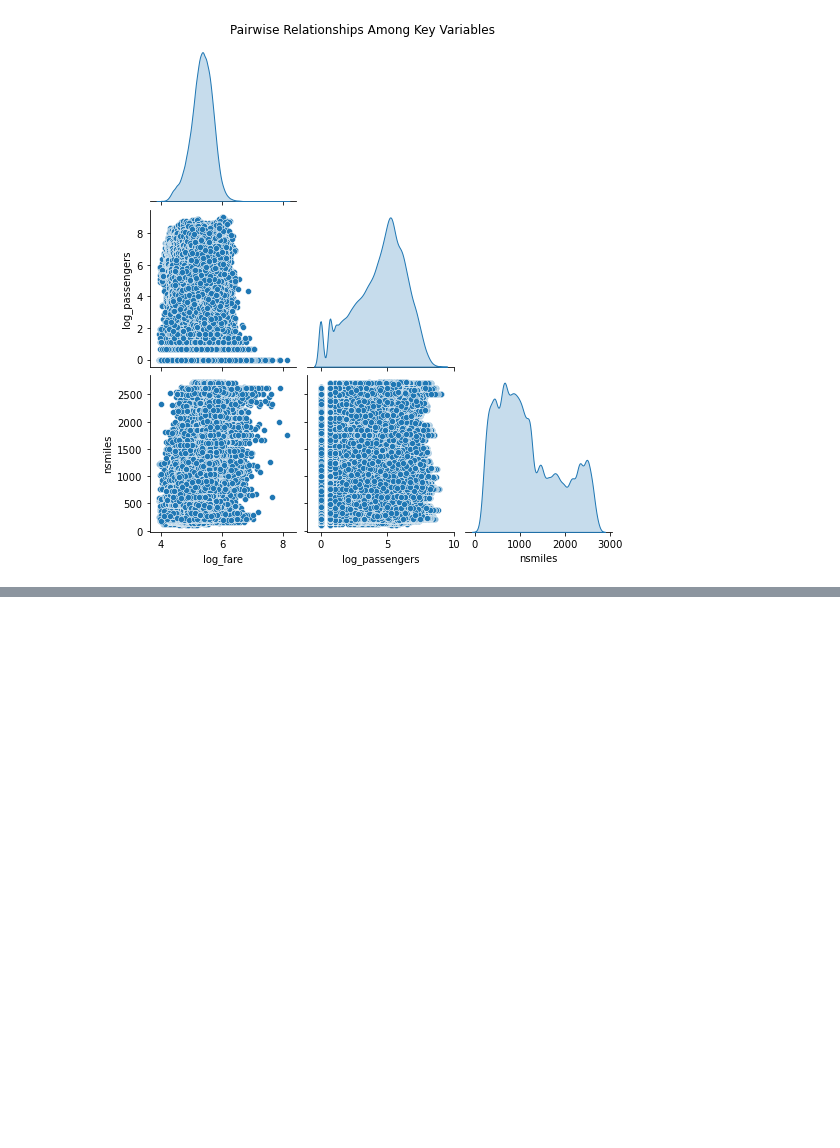
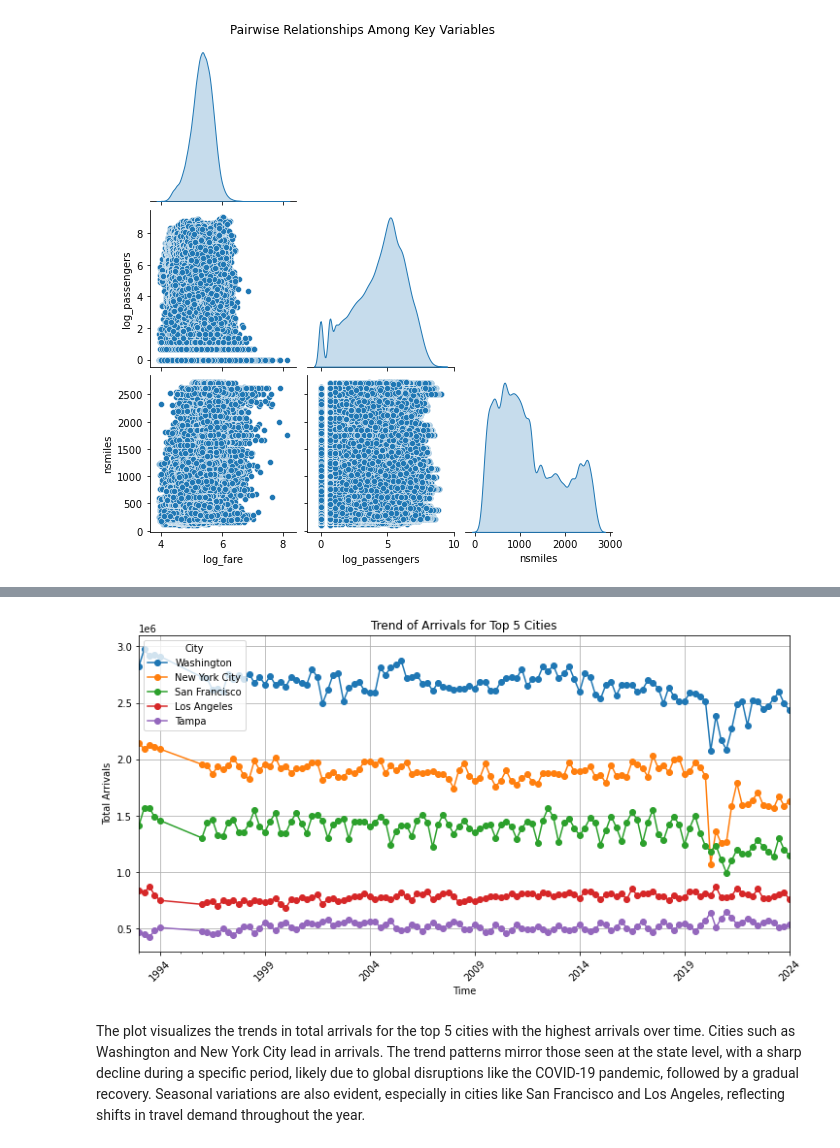
Before and after one commit to RichelCode/Time-Series-Project, a Jupyter notebook: Time Series Project.ipynb, the cells around one changed output, grey strips where cells are left out. Saved outputs shown, nothing was run; the diff lists cells and outputs as text; code cells hidden in the pictures; blank space fills up the shorter version.

```diff
--- a/Time Series Project.ipynb
+++ b/Time Series Project.ipynb
@@ -474,0 +558,20 @@ The pairplot illustrates the pairwise relationships and distributions of key var
+# %%
+# Group by city and time, and calculate total arrivals
+city_trend = airline_data_cleaned.groupby(['time', 'city'])['num_arrivals'].sum().unstack()
+
+# Identify the top 5 cities by total arrivals
+top_cities = city_trend.sum().nlargest(5).index
+
+# Plot the trend for the top 5 cities
+city_trend[top_cities].plot(figsize=(12, 6), marker='o')
+plt.title('Trend of Arrivals for Top 5 Cities')
+plt.xlabel('Time')
+plt.ylabel('Total Arrivals')
+plt.legend(title='City')
+plt.xticks(rotation=45)
+plt.grid()
+plt.show()
+# %% [output]
+[figure, added]
+# %% [markdown]
+The plot visualizes the trends in total arrivals for the top 5 cities with the highest arrivals over time. Cities such as Washington and New York City lead in arrivals. The trend patterns mirror those seen at the state level, with a sharp decline during a specific period, likely due to global disruptions like the COVID-19 pandemic, followed by a gradual recovery. Seasonal variations are also evident, especially in cities like San Francisco and Los Angeles, reflecting shifts in travel demand throughout the year.
```
Also changed, not shown: parts of 12 cells of this notebook.
